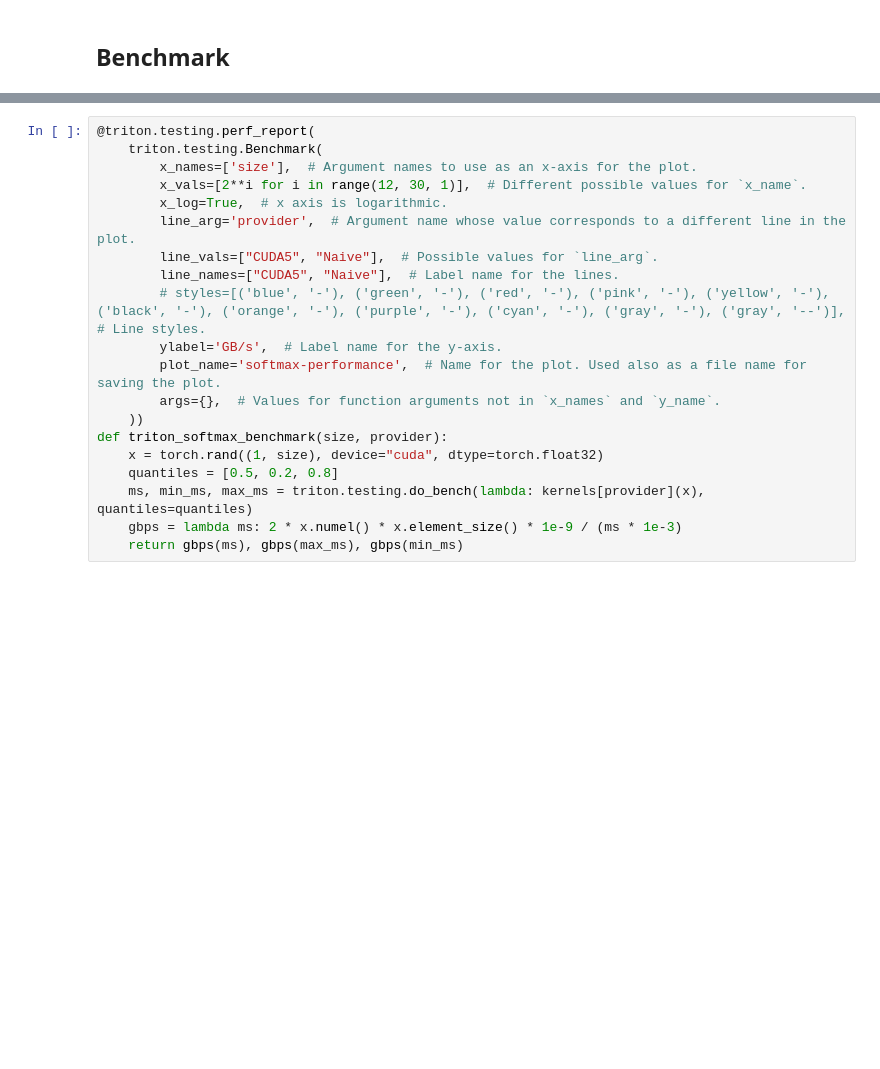
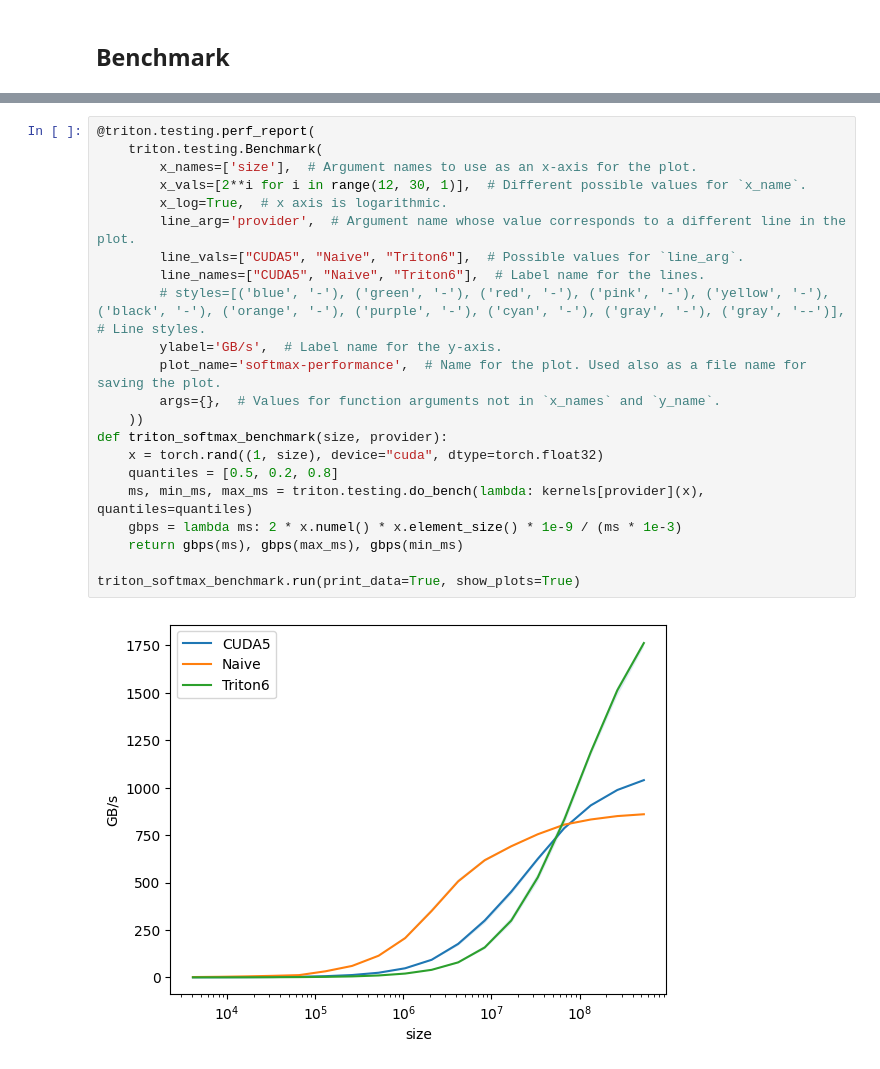
Before and after one commit to pbelevich/leetgpu, a Jupyter notebook: softmax/softmax.ipynb, the cells around one changed output, grey strips where cells are left out. Drawn from its saved outputs; the diff is of its cells as text; blank space fills up the shorter version.

Commit message:
softmax

```diff
--- a/softmax/softmax.ipynb
+++ b/softmax/softmax.ipynb
@@ -349,20 +526,24 @@ softmax-performance:
 # %%
 @triton.testing.perf_report(
     triton.testing.Benchmark(
         x_names=['size'],  # Argument names to use as an x-axis for the plot.
         x_vals=[2**i for i in range(12, 30, 1)],  # Different possible values for `x_name`.
         x_log=True,  # x axis is logarithmic.
         line_arg='provider',  # Argument name whose value corresponds to a different line in the plot.
-        line_vals=["CUDA5", "Naive"],  # Possible values for `line_arg`.
-        line_names=["CUDA5", "Naive"],  # Label name for the lines.
+        line_vals=["CUDA5", "Naive", "Triton6"],  # Possible values for `line_arg`.
+        line_names=["CUDA5", "Naive", "Triton6"],  # Label name for the lines.
         # styles=[('blue', '-'), ('green', '-'), ('red', '-'), ('pink', '-'), ('yellow', '-'), ('black', '-'), ('orange', '-'), ('purple', '-'), ('cyan', '-'), ('gray', '-'), ('gray', '--')],  # Line styles.
         ylabel='GB/s',  # Label name for the y-axis.
         plot_name='softmax-performance',  # Name for the plot. Used also as a file name for saving the plot.
         args={},  # Values for function arguments not in `x_names` and `y_name`.
     ))
 def triton_softmax_benchmark(size, provider):
     x = torch.rand((1, size), device="cuda", dtype=torch.float32)
     quantiles = [0.5, 0.2, 0.8]
     ms, min_ms, max_ms = triton.testing.do_bench(lambda: kernels[provider](x), quantiles=quantiles)
     gbps = lambda ms: 2 * x.numel() * x.element_size() * 1e-9 / (ms * 1e-3)
     return gbps(ms), gbps(max_ms), gbps(min_ms)
+
+triton_softmax_benchmark.run(print_data=True, show_plots=True)
+# %% [output]
+[figure, added]
```
Also changed, not shown: parts of 11 cells of this notebook, 3 other files.
